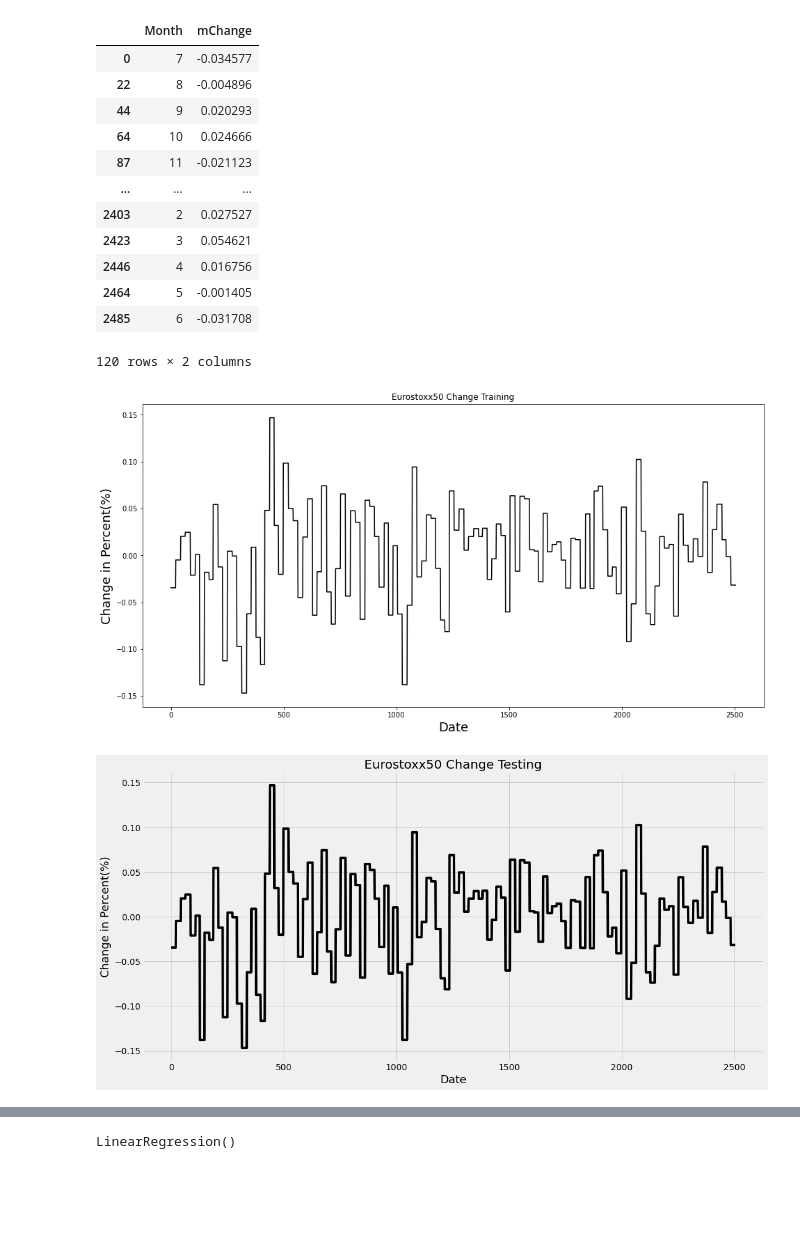
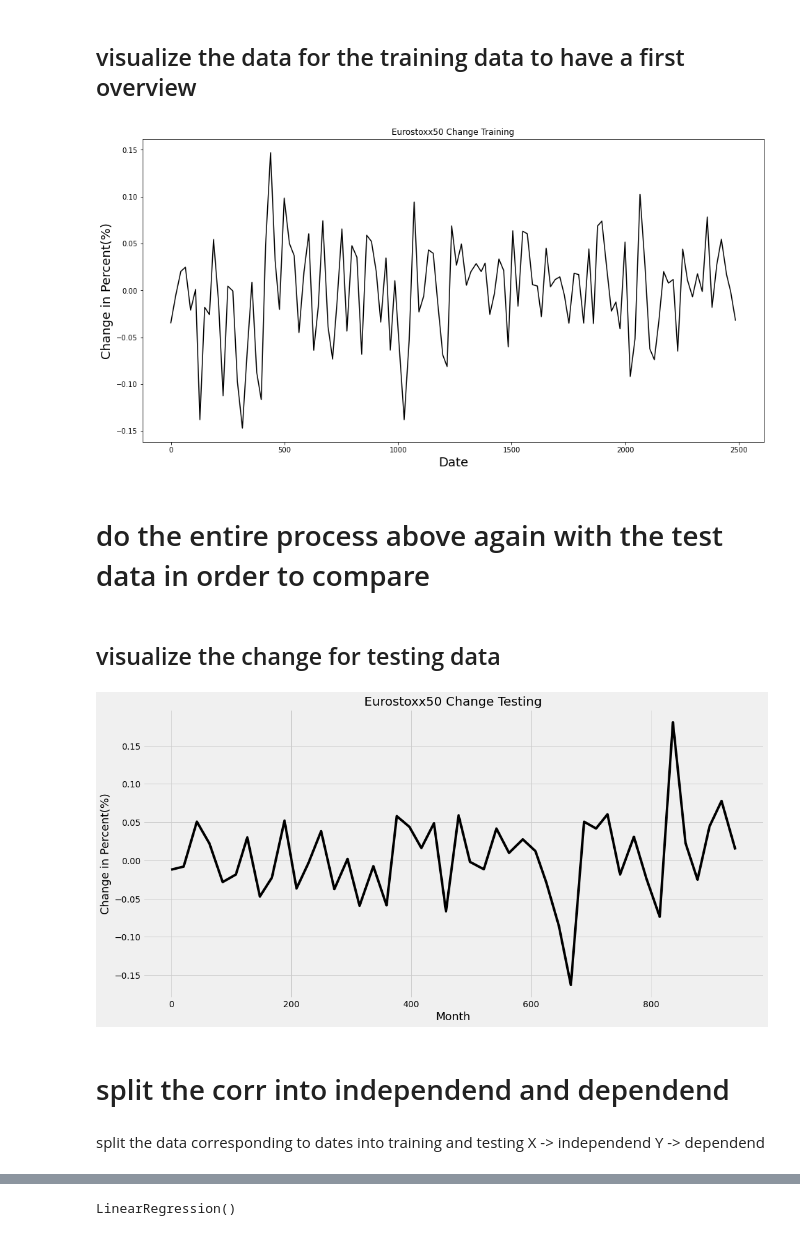
Before and after one commit to vglsimon/PredictReturn, a Jupyter notebook: PredictReturn.ipynb, the cells around one changed output, grey strips where cells are left out. Cells and saved outputs as stored; diff of their text form; code cells hidden in the pictures; blank space fills up the shorter version.

```diff
--- a/PredictReturn.ipynb
+++ b/PredictReturn.ipynb
@@ -56,29 +83,17 @@ test = monthlyChange.drop_duplicates()
-# %%
-test
-# %% [output]
-|  | Month | mChange |
-| 0 | 7 | -0.034577 |
-| 22 | 8 | -0.004896 |
-| 44 | 9 | 0.020293 |
-| 64 | 10 | 0.024666 |
-| 87 | 11 | -0.021123 |
-| ... | ... | ... |
-| 2403 | 2 | 0.027527 |
-| 2423 | 3 | 0.054621 |
-| 2446 | 4 | 0.016756 |
-| 2464 | 5 | -0.001405 |
-| 2485 | 6 | -0.031708 |
-120 rows × 2 columns
+# %% [markdown]
+## visualize the data for the training data to have a first overview
 # %%
 plt.figure(figsize=(16,8))
 plt.title('Eurostoxx50 Change Training')
-plt.plot(monthlyChange['mChange'], color = 'black')
+plt.plot(monthlyChangeSingle['mChange'], color = 'black')
 plt.xlabel('Date',fontsize=18)
 plt.ylabel('Change in Percent(%)',fontsize=18)
 plt.style.use('fivethirtyeight')
 plt.show()
 # %% [output]
-[figure, old version]
+[figure, new version]
+# %% [markdown]
+# do the entire process above again with the test data in order to compare
 # %%
 #do the same with testing data
 
@@ -97,13 +110,21 @@ monthlyChange_testing = monthlyChange_testing.drop_duplicates()
+# %% [markdown]
+## visualize the change for testing data
 # %%
 plt.figure(figsize=(16,8))
 plt.title('Eurostoxx50 Change Testing')
-plt.plot(monthlyChange['mChange'], color = 'black')
-plt.xlabel('Date',fontsize=18)
+plt.plot(monthlyChange_testing['mChange'], color = 'black')
+plt.xlabel('Month',fontsize=18)
 plt.ylabel('Change in Percent(%)',fontsize=18)
 plt.style.use('fivethirtyeight')
 plt.show()
 # %% [output]
-[figure, old version]
+[figure, new version]
+# %% [markdown]
+# split the corr into independend and dependend
+# %% [markdown]
+split the data corresponding to dates into training and testing
+X -> independend
+Y -> dependend
 # %%
 y_train = monthlyChange['mChange']
 X_train = monthlyChange[['Month']]
```
Also changed, not shown: parts of 60 cells of this notebook.
